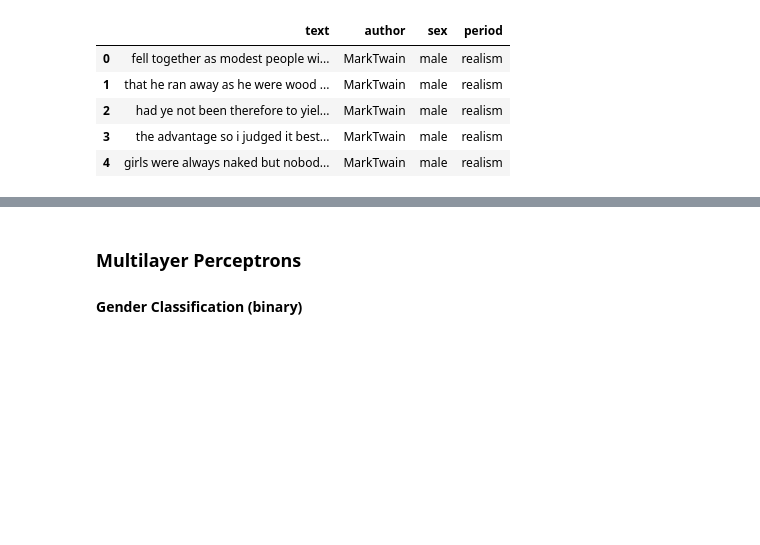
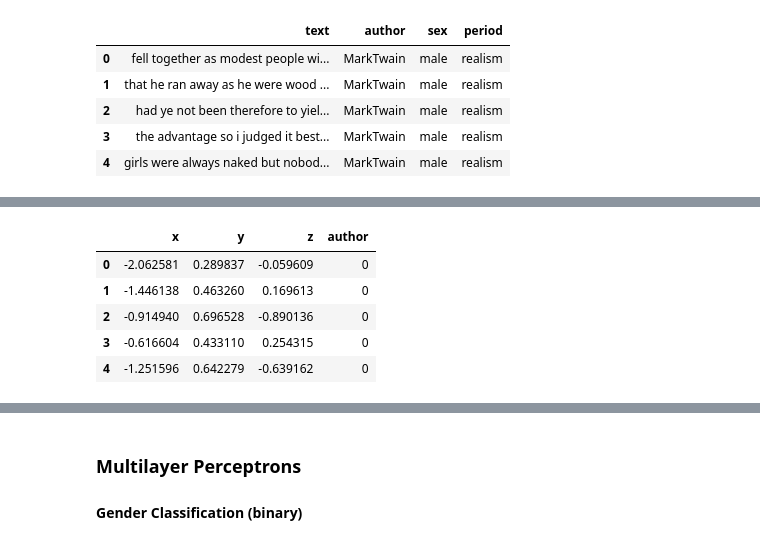
Before and after one commit to mattmecoli/nlp-authorship-vectorization, a Jupyter notebook: Models_and_Visualization_Master.ipynb, the cells around one changed output, grey strips where cells are left out. Saved outputs shown, nothing was run; the diff lists cells and outputs as text; code cells hidden in the pictures; blank space fills up the shorter version.

```diff
--- a/Models_and_Visualization_Master.ipynb
+++ b/Models_and_Visualization_Master.ipynb
@@ -153,6 +166,6 @@ len(model.docvecs)
 # %%
-inferred_vector = model.infer_vector(test_corpus[0])
-sims = dict(model.docvecs.most_similar([inferred_vector]))
-# print(inferred_vector)
+inferred_vector = model.infer_vector(test_corpus[60])
+sims = model.docvecs.most_similar([inferred_vector])
+print(inferred_vector)
 sims
 # %% [output]
@@ -313,3 +348,12 @@ doc_vectors_3d_with_period['period'] = doc_vectors_3d_with_period['period'].map(
+# %%
+doc_vectors_3d_with_author.head()
+# %% [output]
+|  | x | y | z | author |
+| 0 | -2.062581 | 0.289837 | -0.059609 | 0 |
+| 1 | -1.446138 | 0.463260 | 0.169613 | 0 |
+| 2 | -0.914940 | 0.696528 | -0.890136 | 0 |
+| 3 | -0.616604 | 0.433110 | 0.254315 | 0 |
+| 4 | -1.251596 | 0.642279 | -0.639162 | 0 |
 # %%
 def color_map(category):
     cmap = plt.cm.viridis
```
Also changed, not shown: parts of 9 cells of this notebook, 30 other files.
